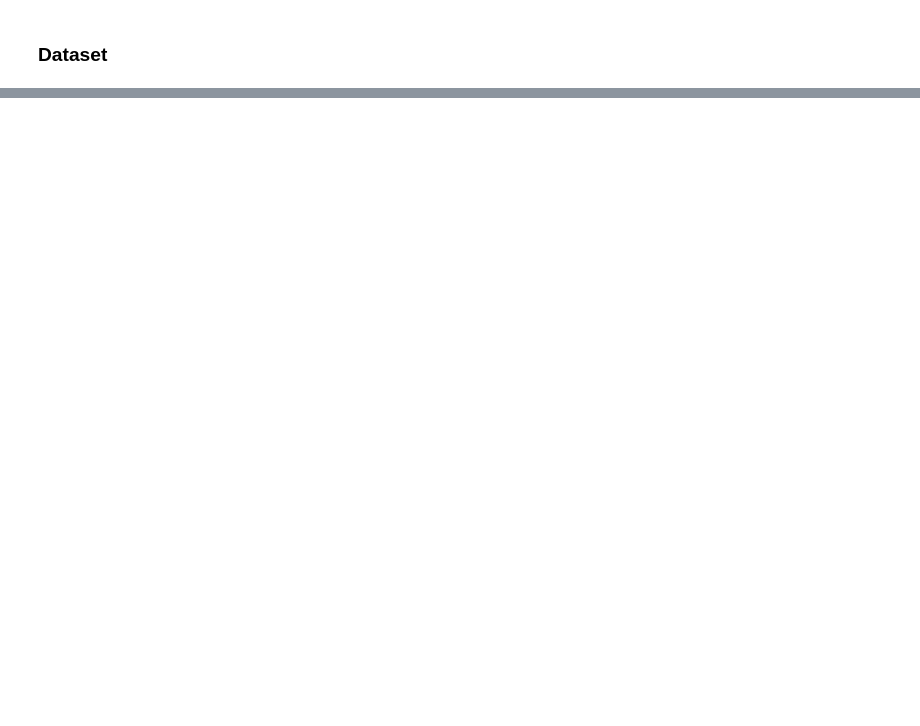
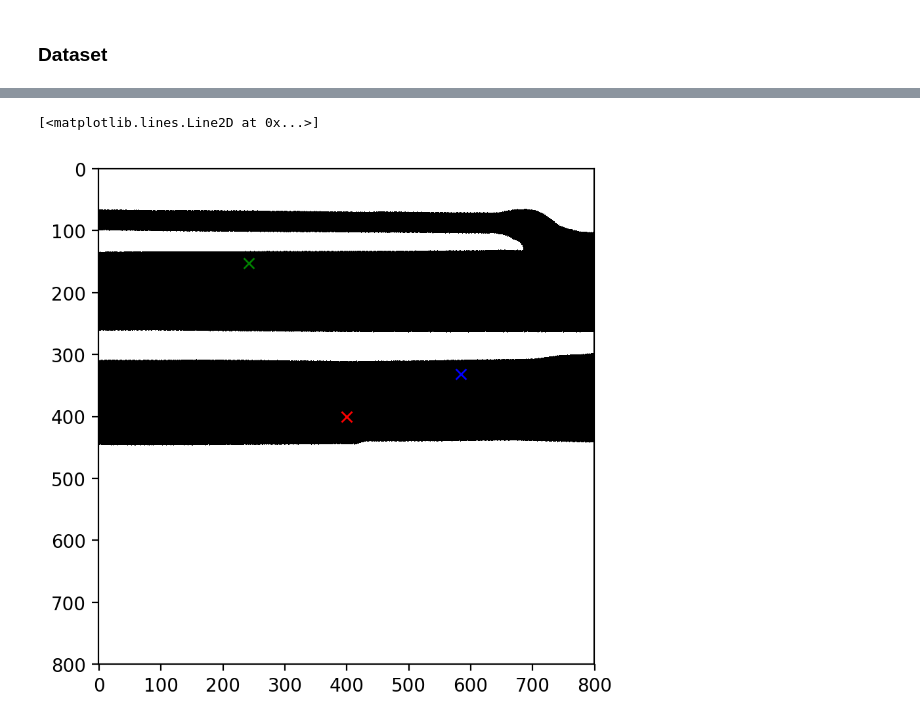
Before and after one commit to vwrj/Self-Driving, a Jupyter notebook: super_simple_model.ipynb, the cells around one changed output, grey strips where cells are left out. Cells and saved outputs as stored; diff of their text form; code cells hidden in the pictures; blank space fills up the shorter version.

```diff
--- a/super_simple_model.ipynb
+++ b/super_simple_model.ipynb
@@ -225,3 +439,12 @@ Val Epoch: 2 [100/504 (5%)]     Average Loss So Far: 5.843478
+# %%
+fig, ax = plt.subplots()
+ax.imshow(road_img[idx], cmap ='binary');
+ax.plot(400, 400, 'x', color="red")
+ax.plot(target[idx][0], target[idx][1], 'x', color="blue")
+ax.plot(model_preds[idx][0].cpu().detach().numpy()*100, model_preds[idx][1].cpu().detach().numpy()*100, 'x', color="green")
+# %% [output]
+[<matplotlib.lines.Line2D at 0x...>]
+[figure, added]
 # %%
 val_loader = torch.utils.data.DataLoader(labeled_valset, batch_size=20, shuffle=True, collate_fn=front_collate_fn)
 sample, target, road_img, bbs, front_right, front_left = iter(val_loader).next()
```
Also changed, not shown: parts of 36 cells of this notebook.
